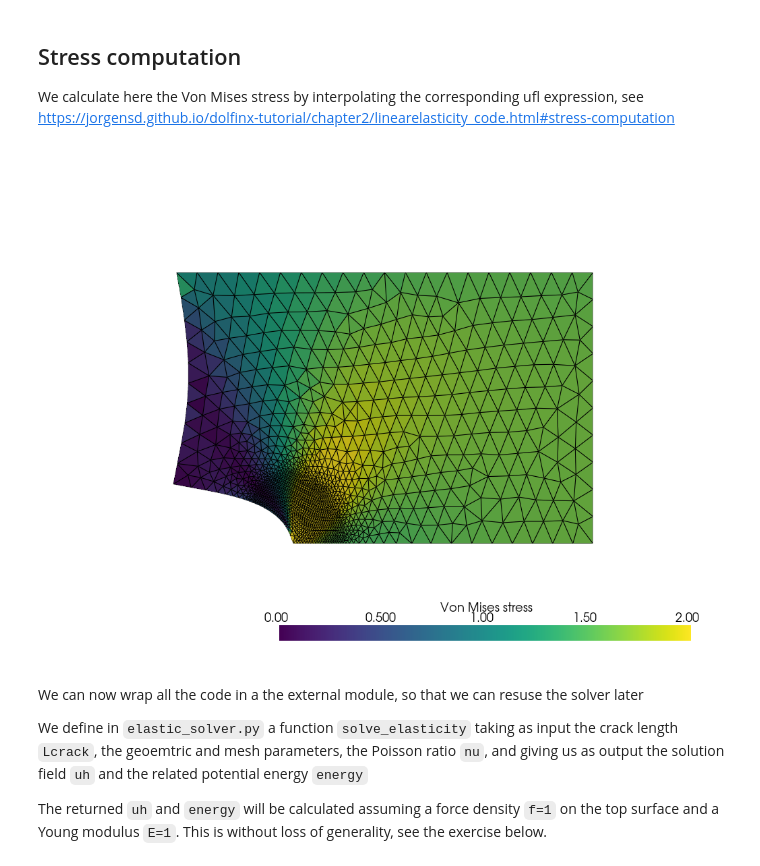
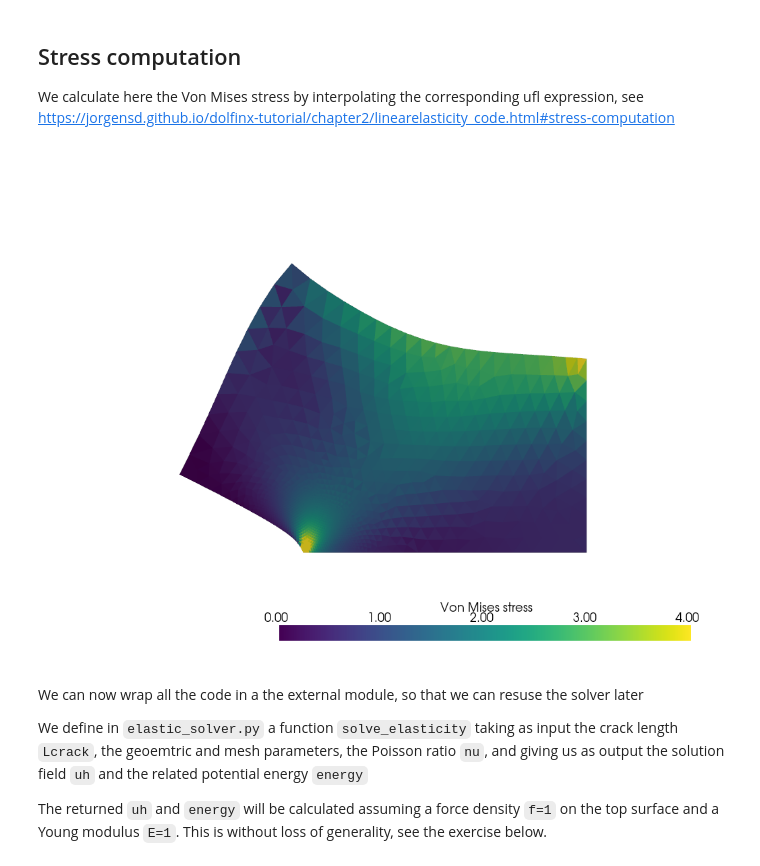
Before and after one commit to newfrac/fenicsx-fracture, a Jupyter notebook: notebooks/linear-elasticity/01-LinearElasticity.ipynb, the cells around one changed output. Saved outputs shown, nothing was run; the diff lists cells and outputs as text; code cells hidden in the pictures.

```diff
--- a/notebooks/linear-elasticity/01-LinearElasticity.ipynb
+++ b/notebooks/linear-elasticity/01-LinearElasticity.ipynb
@@ -122,7 +124,7 @@ bottom_no_crack_dofs_y = fem.locate_dofs_topological(V.sub(1), msh.topology.dim-
 bc_bottom = fem.dirichletbc(0.0, bottom_no_crack_dofs_y, V.sub(1))
 
 # collect the bcs in a list
-bcs = [bc_bottom, bc_top, bc_right]
+bcs = [bc_bottom, bc_right]
 # %% [markdown]
 ## Define the bulk and surface mesures
 The bulk (`dx`) and surface (`ds`) measures are used by `ufl` to write variational form with integral over the domain or the boundary, respectively.
@@ -133,7 +135,7 @@ dx = ufl.Measure("dx",domain=msh)
 top_facets = mesh.locate_entities_boundary(msh, 1, lambda x : np.isclose(x[1], Ly))
 # mt = mesh.meshtags(msh, 1, top_facets, 1) is failing for some installations
 # Use then workaround below
-mt = mesh.meshtags(msh, 1, top_facets, np.full_like(top_facets, 1, dtype=np.int32))
+mt = mesh.meshtags(msh, 1, top_facets, 1)
 ds = ufl.Measure("ds", subdomain_data=mt)
 # %% [markdown]
 ## Define the variational problem
@@ -181,7 +183,7 @@ def L(v):
     b = fem.Constant(msh,(0.0, 0.0))
 
     # Surface force on the top
-    f = fem.Constant(msh,(0.0, 0.0))
+    f = fem.Constant(msh,(1.0, 0.0))
     return ufl.dot(b, v) * dx + ufl.dot(f, v) * ds(1)
 # %% [markdown]
 Let us plot the solution using `pyvista`, see
@@ -226,15 +228,15 @@ vm_stress.interpolate(stress_expr)
 # %%
 from plots import warp_plot_2d
 plotter = warp_plot_2d(uh,cell_field=vm_stress,
                        field_name="Von Mises stress",
-                       factor=.15,
-                       show_edges=True,
-                       clim=[0, 2.0])
+                       factor=0.1,
+                       show_edges=False,
+                       clim=[0, 4.0])
 
 if not pyvista.OFF_SCREEN:
     plotter.show()
 # %% [output]
-[figure, old version]
+[figure, new version]
 # %% [markdown]
 We can now wrap all the code in a the external module, so that we can resuse the solver later
 
```
Also changed, not shown: parts of 3 cells of this notebook, 2 other files.
